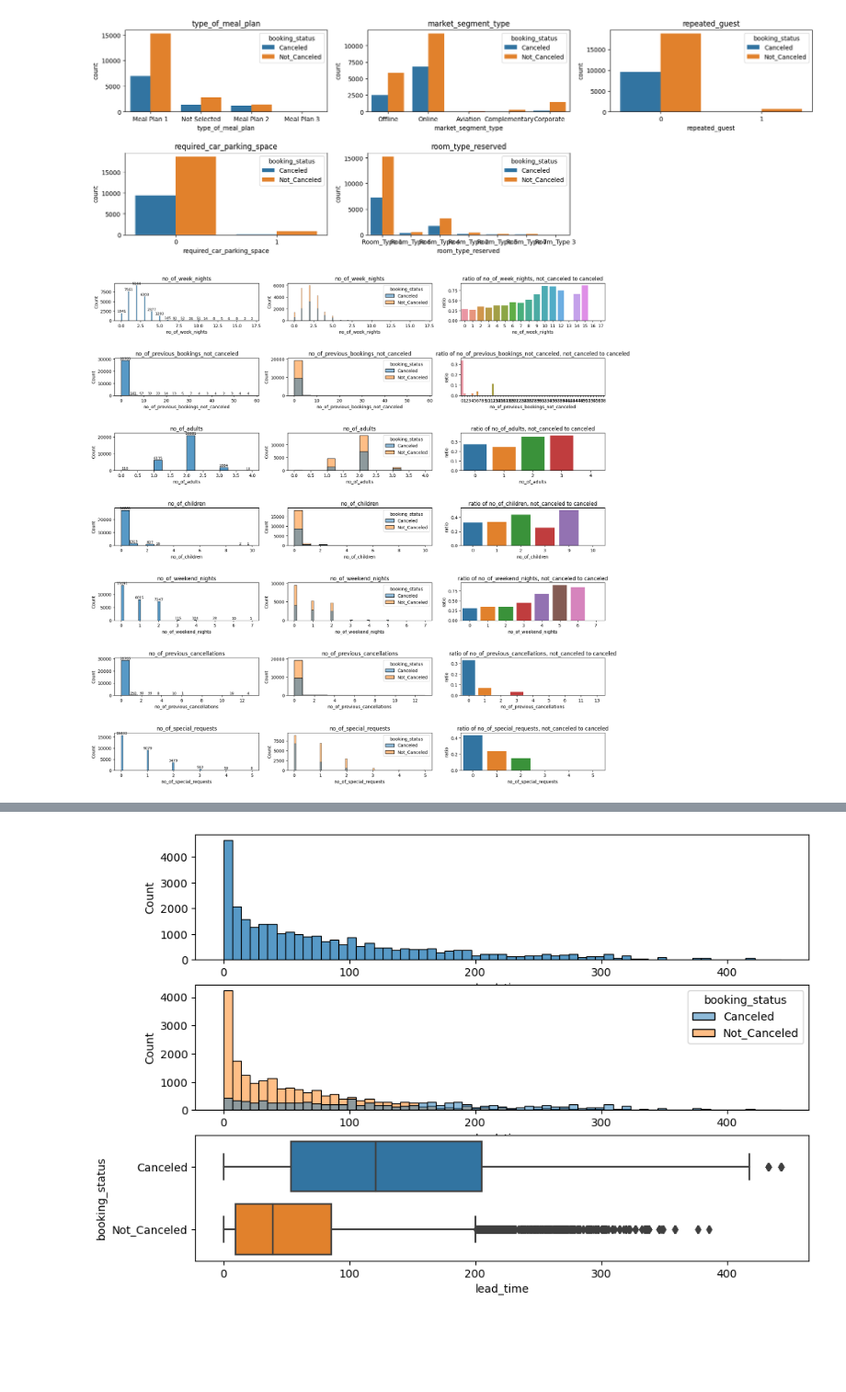
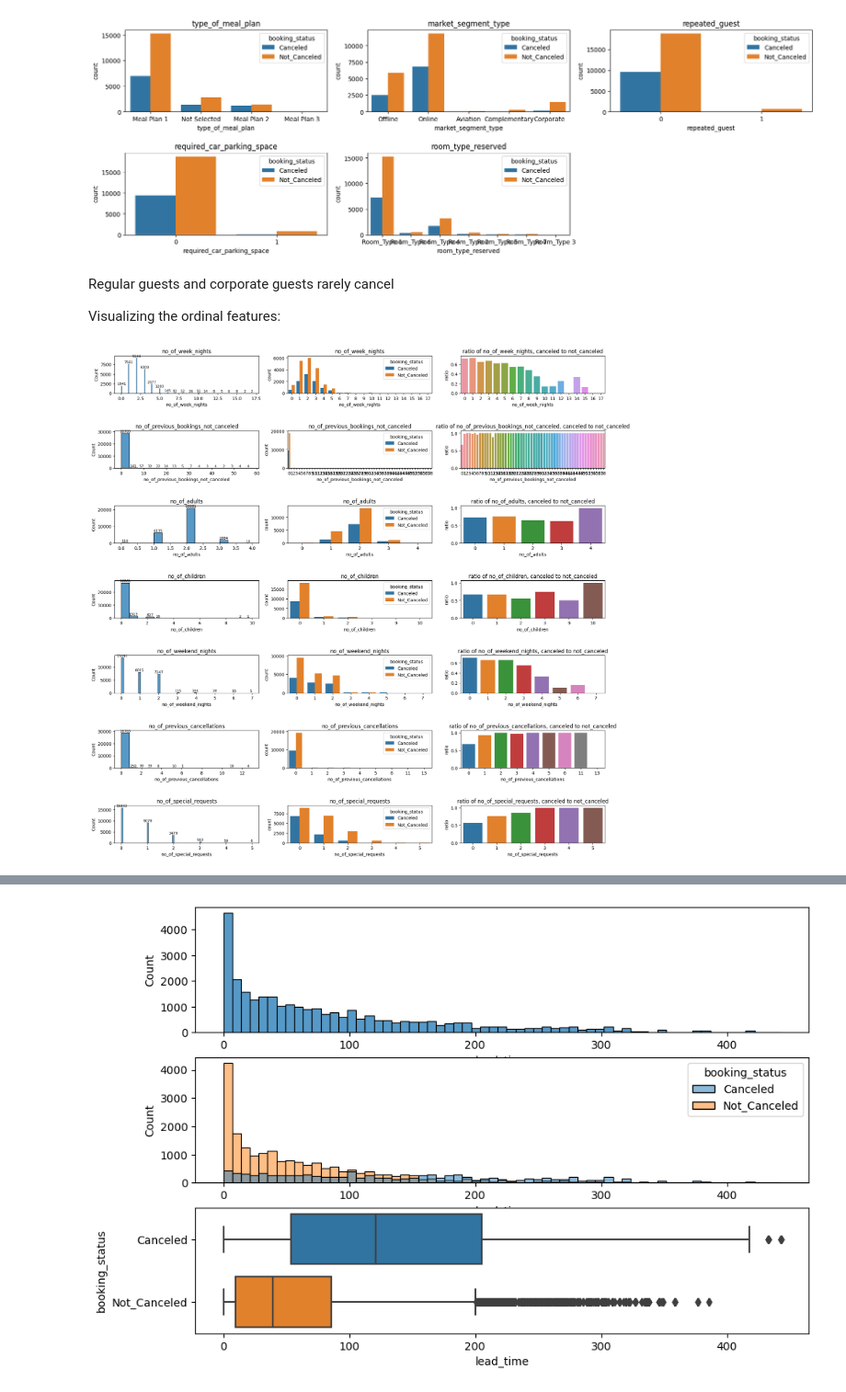
Before and after one commit to Jannis997/Hotel_Reservations, a Jupyter notebook: test.ipynb, the cells around one changed output, grey strips where cells are left out. Shown at 92% size. Drawn from its saved outputs; the diff is of its cells as text; code cells hidden in the pictures; blank space fills up the shorter version.

```diff
--- a/test.ipynb
+++ b/test.ipynb
@@ -48,6 +88,7 @@ def plot_categorical_features(df, categorical_features, independent_variable,m):
     plt.show()
 # %%
 def plot_ordinal_features(df, ordinal_features, independent_variable):
+    # This function creates important plots to visualize ordinal features
     n = len(ordinal_features)
     f, axs = plt.subplots(n, 3,figsize=(20,20))
     for i, col in enumerate(ordinal_features):
@@ -62,14 +103,15 @@ def plot_ordinal_features(df, ordinal_features, independent_variable):
                     ax.text(x + w / 2, h, f'{h}\n', ha='center', va='center', size=8)
             ax.margins(y=0.07)
         axs[i, 0].set_title(ordinal_features[i])
-        sns.histplot(data=df, x=ordinal_features[i], hue = independent_variable, ax=axs[i,1])
+        sns.countplot(x =ordinal_features[i], data= df, hue= independent_variable, ax=axs[i,1])
+        #sns.histplot(data=df, x=ordinal_features[i], hue = independent_variable, ax=axs[i,1])
         axs[i, 1].set_title(ordinal_features[i])
         df1 = df.groupby([ordinal_features[i],independent_variable]).size().reset_index()
         df1.columns = [ordinal_features[i], independent_variable, 'count']
         df1 = df1.pivot(index=ordinal_features[i],columns=independent_variable,values='count')
         df1.iloc[:, 0] = df1.iloc[:, 0].fillna(0)
-        df1['ratio'] = df1.iloc[:, 0] / (df1.iloc[:, 1] + df1.iloc[:, 0])
+        df1['ratio'] = df1.iloc[:, 1] / (df1.iloc[:, 1] + df1.iloc[:, 0])
         sns.barplot(x = ordinal_features[i], y = 'ratio', data = df1.reset_index(), ax=axs[i,2])
-        axs[i,2].set_title(f"ratio of {ordinal_features[i]}, not_canceled to canceled")
+        axs[i,2].set_title(f"ratio of {ordinal_features[i]}, canceled to not_canceled")
     plt.subplots_adjust(hspace=1)
     plt.show()
@@ -91,6 +153,6 @@ Create the test set with a Stratified Shuffle Split to keep the distribution of
 # %%
 split = StratifiedShuffleSplit(n_splits=1, test_size=0.2, random_state=42)
 for train_index, test_index in split.split(df, df["booking_status"]):
-    X_train = df.iloc[train_index]
+    train_data = df.iloc[train_index]
     X_test = df.iloc[test_index]
 # %% [markdown]
@@ -231,0 +288,3 @@ unencoded_categorical_features = ["type_of_meal_plan", "market_segment_type", "r
+# %%
+categorical_features = ["type_of_meal_plan", "market_segment_type", "repeated_guest", "required_car_parking_space", "room_type_reserved"]
+ordinal_features =["no_of_week_nights", "no_of_previous_bookings_not_canceled", "no_of_adults", "no_of_children", "no_of_weekend_nights", "no_of_previous_cancellations", "no_of_special_requests"]
@@ -249,2 +316,2 @@ plt.pie(df["booking_status"].value_counts(), labels = ["Not_Canceled","Canceled"
 # %%
-df_EDA = pd.DataFrame(X_train)
+df_EDA = pd.DataFrame(train_data)
@@ -257,7 +324,11 @@ plot_categorical_features(df_EDA, low_count_categorical_features, "booking_statu
 # %% [output]
 <Figure size 640x480 with 0 Axes>
 [figure]
+# %% [markdown]
+Regular guests and corporate guests rarely cancel
+
+Visualizing the ordinal features:
 # %%
-plot_ordinal_features(df_EDA, high_count_categorical_features, "booking_status")
+plot_ordinal_features(df_EDA, ordinal_features, "booking_status")
 # %% [output]
-[figure, old version]
+[figure, new version]
```
Also changed, not shown: parts of 90 cells of this notebook.
